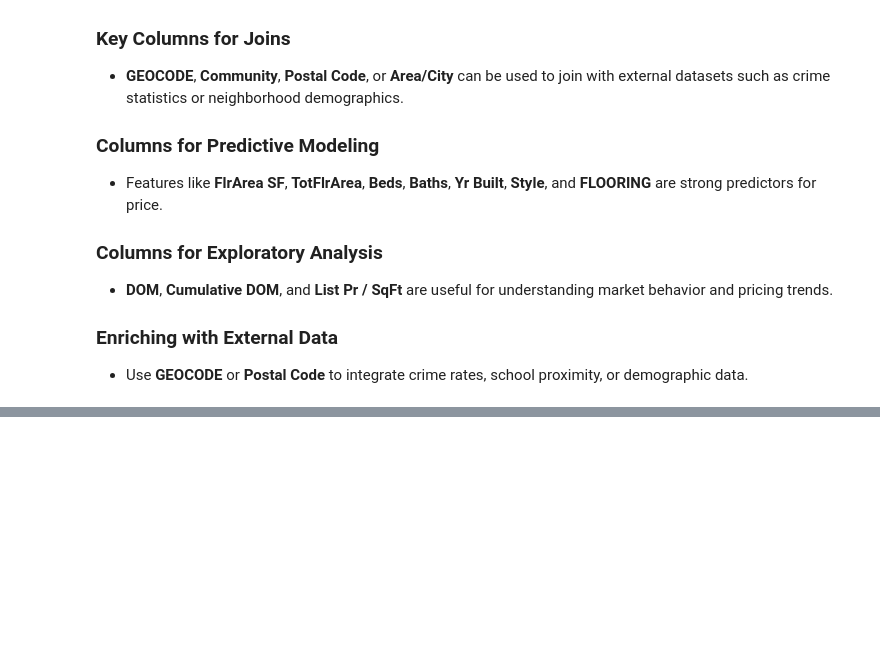
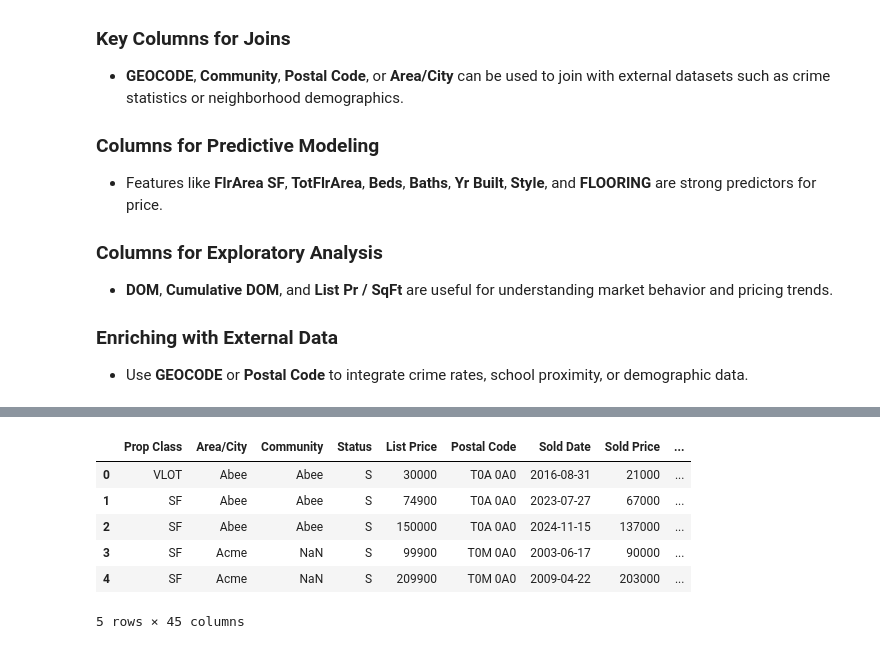
Before and after one commit to glennybarnes/DATA3960_Capstone_Project, a Jupyter notebook: DATA3960_Capstone_Project_Group3.ipynb, the cells around one changed output, grey strips where cells are left out. Saved outputs shown, nothing was run; the diff lists cells and outputs as text; code cells hidden in the pictures; blank space fills up the shorter version.

```diff
--- a/DATA3960_Capstone_Project_Group3.ipynb
+++ b/DATA3960_Capstone_Project_Group3.ipynb
@@ -113,0 +89,10 @@ Active Data Sample:
+# %%
+sold_data.head()
+# %% [output]
+|  | Prop Class | Area/City | Community | Status | List Price | Postal Code | Sold Date | Sold Price | ... |
+| 0 | VLOT | Abee | Abee | S | 30000 | T0A 0A0 | 2016-08-31 | 21000 | ... |
+| 1 | SF | Abee | Abee | S | 74900 | T0A 0A0 | 2023-07-27 | 67000 | ... |
+| 2 | SF | Abee | Abee | S | 150000 | T0A 0A0 | 2024-11-15 | 137000 | ... |
+| 3 | SF | Acme | NaN | S | 99900 | T0M 0A0 | 2003-06-17 | 90000 | ... |
+| 4 | SF | Acme | NaN | S | 209900 | T0M 0A0 | 2009-04-22 | 203000 | ... |
+5 rows × 45 columns
```
Also changed, not shown: parts of 7 cells of this notebook.
